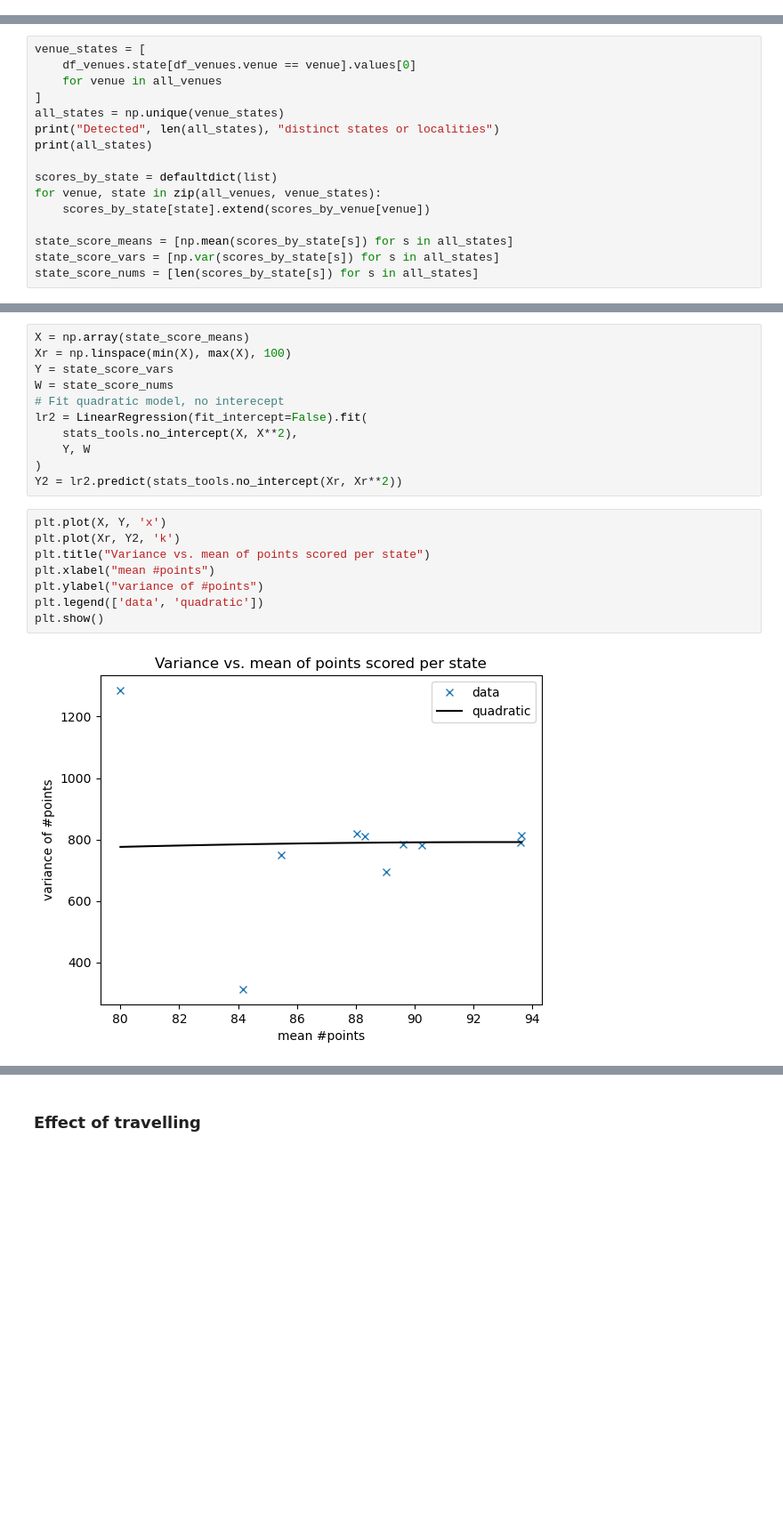
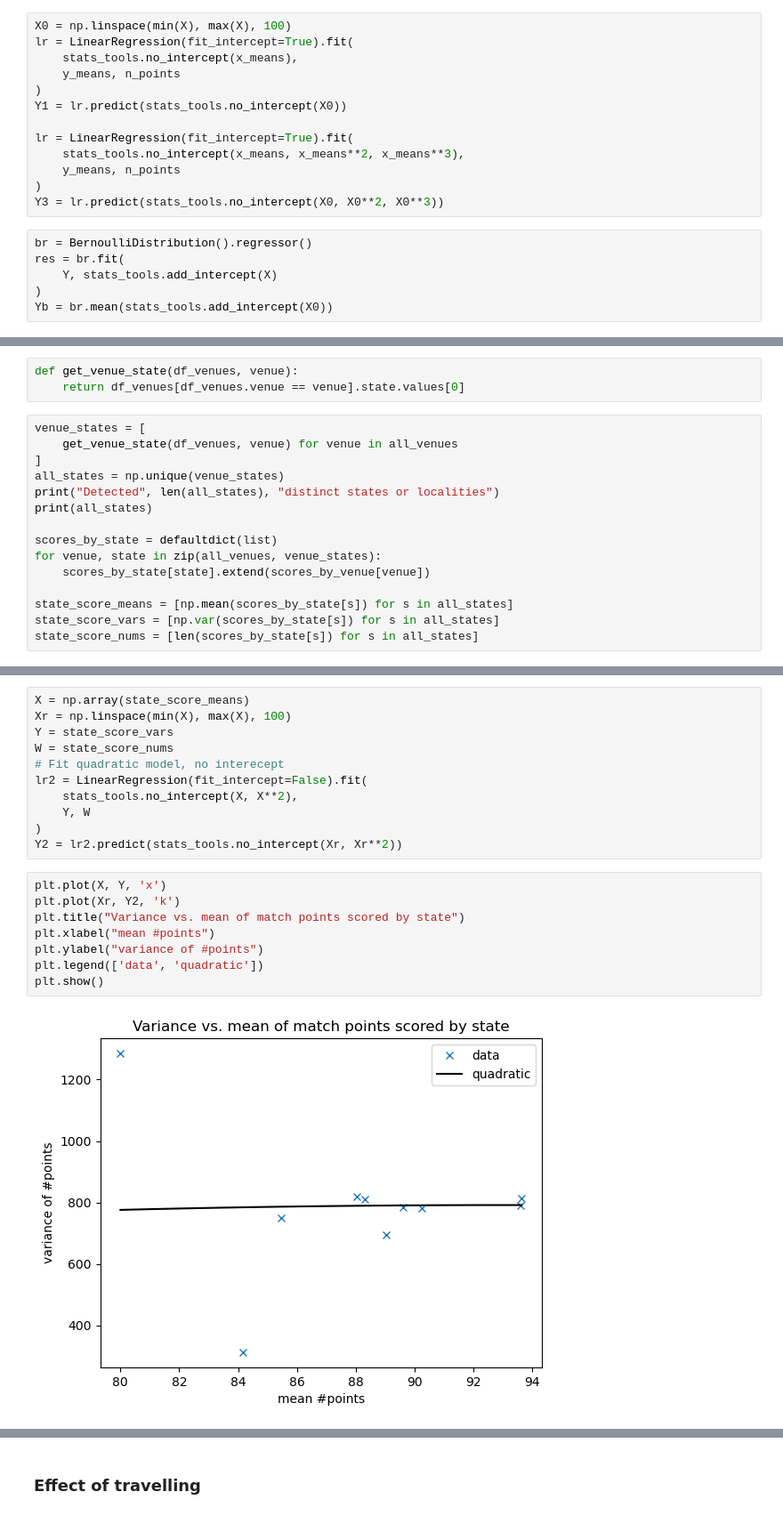
Before and after one commit to gaj67/gaj-data-science, a Jupyter notebook: AFL/notebooks/4_data_analysis.ipynb, the cells around one changed output, grey strips where cells are left out. Shown at 89% size. Saved outputs shown, nothing was run; the diff lists cells and outputs as text; blank space fills up the shorter version.

Commit message:
Updated analyses of venue effects.

```diff
--- a/AFL/notebooks/4_data_analysis.ipynb
+++ b/AFL/notebooks/4_data_analysis.ipynb
@@ -741,0 +789,19 @@ We conclude that the relative (higher or lower) rankings of each team in a match
+# %%
+X0 = np.linspace(min(X), max(X), 100)
+lr = LinearRegression(fit_intercept=True).fit(
+    stats_tools.no_intercept(x_means),
+    y_means, n_points
+)
+Y1 = lr.predict(stats_tools.no_intercept(X0))
+
+lr = LinearRegression(fit_intercept=True).fit(
+    stats_tools.no_intercept(x_means, x_means**2, x_means**3),
+    y_means, n_points
+)
+Y3 = lr.predict(stats_tools.no_intercept(X0, X0**2, X0**3))
+# %%
+br = BernoulliDistribution().regressor()
+res = br.fit(
+    Y, stats_tools.add_intercept(X)
+)
+Yb = br.mean(stats_tools.add_intercept(X0))
@@ -1734,10 +1818,12 @@ Melbourne Cricket Ground (MCG) and the Docklands stadium. This
 is an historical legacy from the fact that the Australian Footbal League (AFL)  grew out of the Victorian Football League (VFL).
 
 Note that this substantial imbalance in the usage of venues means that only the frequently-used venues will dominate a weighted fit of the variance versus the mean curve. Also note that local venues sometimes change over time within states. Hence, we might try aggregating the venues over states.
+# %%
+def get_venue_state(df_venues, venue):
+    return df_venues[df_venues.venue == venue].state.values[0]
 # %%
 venue_states = [
-    df_venues.state[df_venues.venue == venue].values[0]
-    for venue in all_venues
+    get_venue_state(df_venues, venue) for venue in all_venues
 ]
 all_states = np.unique(venue_states)
 print("Detected", len(all_states), "distinct states or localities")
@@ -1781,12 +1867,12 @@ Y2 = lr2.predict(stats_tools.no_intercept(Xr, Xr**2))
 # %%
 plt.plot(X, Y, 'x')
 plt.plot(Xr, Y2, 'k')
-plt.title("Variance vs. mean of points scored per state")
+plt.title("Variance vs. mean of match points scored by state")
 plt.xlabel("mean #points")
 plt.ylabel("variance of #points")
 plt.legend(['data', 'quadratic'])
 plt.show()
 # %% [output]
-[figure, old version]
+[figure, new version]
 # %% [markdown]
 Visually, we observe that the variance appears to be fairly independent of the mean across its range, apart from two outliers — presumably, the country of New  Zealand (NZ) and the city of Shanghai.
```
Also changed, not shown: parts of 87 cells of this notebook, 2 other files.
